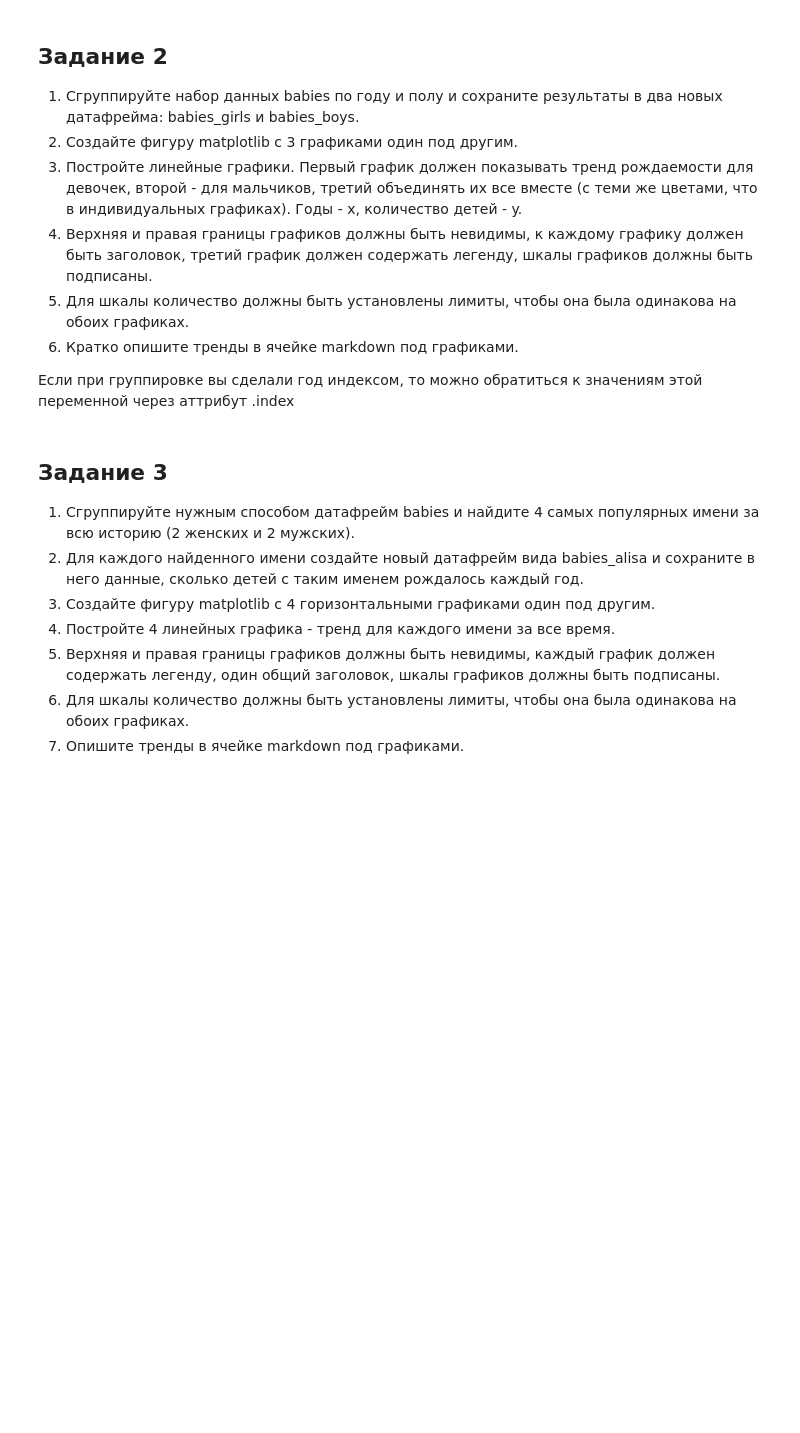
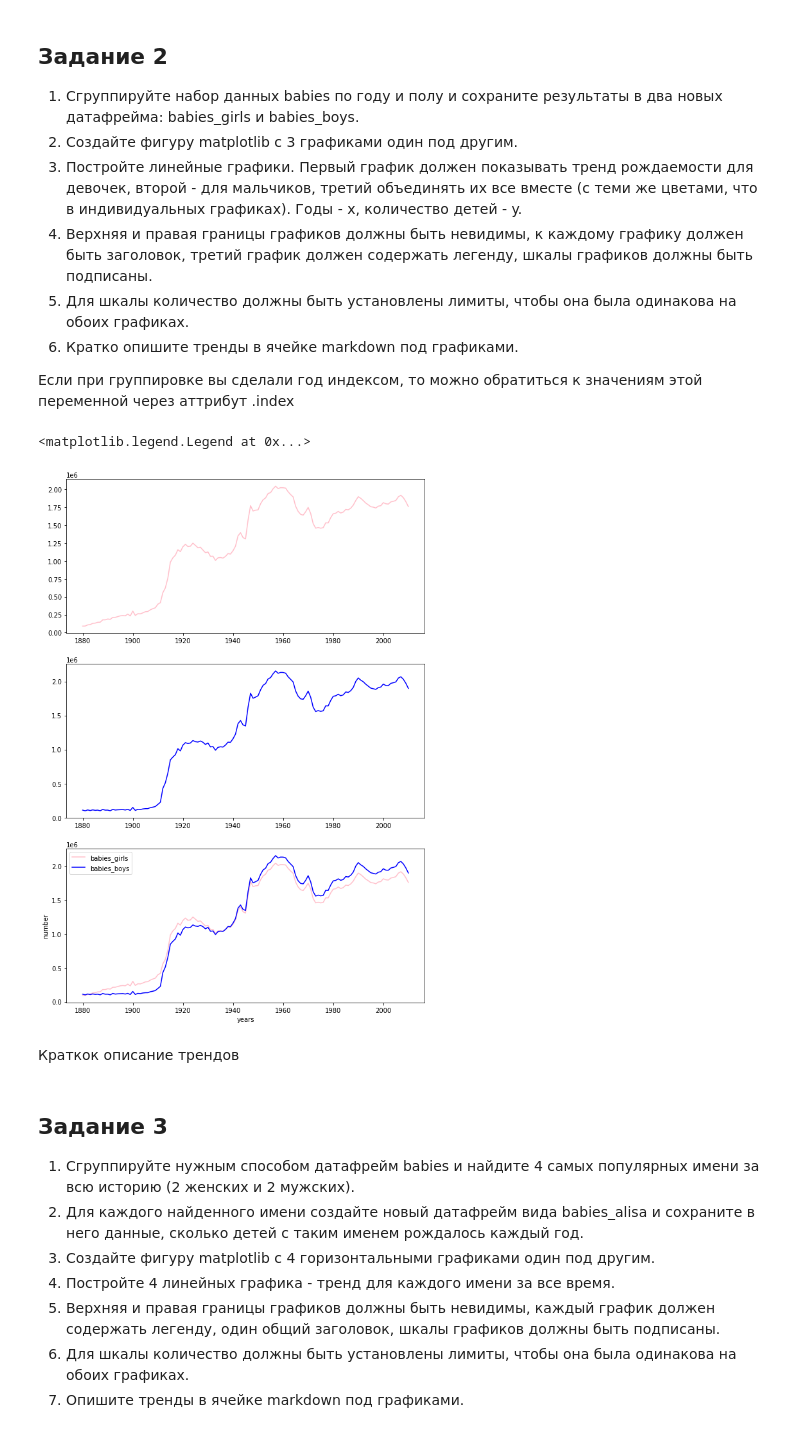
Before and after one commit to Sitych/technological_prackt, a Jupyter notebook: visual_tech_pract/visual_tech_pract.ipynb, the cells around one changed output. Cells and saved outputs as stored; diff of their text form; code cells hidden in the pictures; blank space fills up the shorter version.

```diff
--- a/visual_tech_pract/visual_tech_pract.ipynb
+++ b/visual_tech_pract/visual_tech_pract.ipynb
@@ -36,6 +37,7 @@ pima.head()
 1) Какие годы включает датасет
 # %%
 # ( ͡° ͜ʖ ͡°)づ ━━ ✫・*。
+years = babies["year"].unique()
 # %% [markdown]
 2) Какое имя в датасете находится по индексом 121?
 # %%
@@ -72,3 +88,28 @@ pima.head()
+# %%
+# ( ͡° ͜ʖ ͡°)づ ━━ ✫・*。
+babies_girls = pd.DataFrame(0,columns=["number"], index=years)
+babies_boys = pd.DataFrame(0, columns=["number"], index=years)
+babies_girls['number'] = [babies['number'][(babies['year'] == year) & (babies['sex'] == 'F')].sum() for year in years]
+babies_boys['number'] = [babies['number'][(babies['year'] == year) & (babies['sex'] == 'M')].sum() for year in years]
+# %%
+color = ['pink', 'blue']
+label = ["babies_girls", "babies_boys"]
+fig, axs = plt.subplots(3, 1,figsize=(10,15))
+# print(babies_boys['number'].max())
+for i, data in enumerate([babies_girls, babies_boys]):
+    axs[i].plot(years, data['number'], c=color[i])
+    axs[2].plot(years, data['number'], c=color[i], label=label[i])
+plt.xlabel("years")
+plt.ylabel('number')
+plt.legend()
+#     axs[i].axis([1870, 2020, 0, 22000])
+#     axs[i].xtitle('Year')
+#     axs[i].xtitle('Number')
+# %% [output]
+<matplotlib.legend.Legend at 0x...>
+[figure, added]
+# %% [markdown]
+Краткок описание трендов
 # %% [markdown]
 ## Задание 3
 
```
Also changed, not shown: parts of 14 cells of this notebook, 7 other files.
